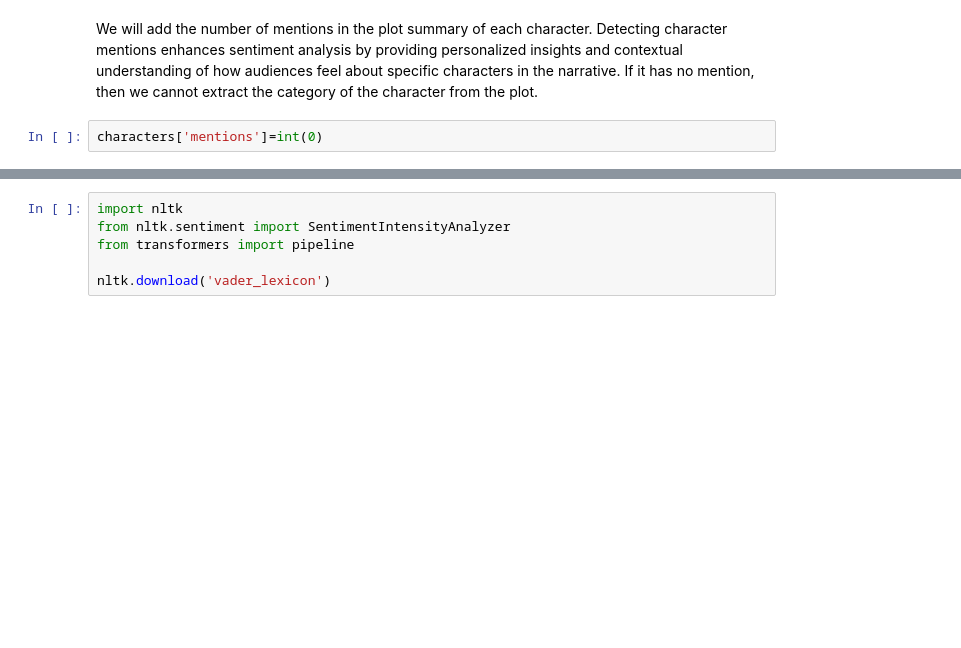
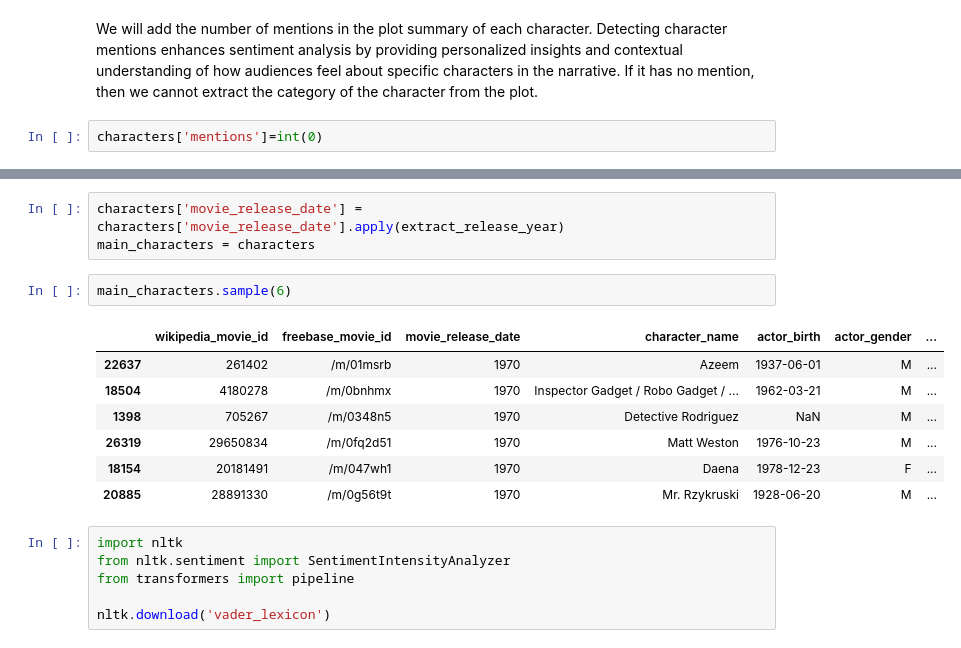
Before and after one commit to arthurEpfl/CMU_MovieCorpus_Data_Analysis, a Jupyter notebook: src/EDA/eda_malak.ipynb, the cells around one changed output, grey strips where cells are left out. Drawn from its saved outputs; the diff is of its cells as text; blank space fills up the shorter version.

```diff
--- a/src/EDA/eda_malak.ipynb
+++ b/src/EDA/eda_malak.ipynb
@@ -487,3 +754,16 @@ KeyboardInterrupt:
+# %%
+characters['movie_release_date'] = characters['movie_release_date'].apply(extract_release_year)
+main_characters = characters
+# %%
+main_characters.sample(6)
+# %% [output]
+|  | wikipedia_movie_id | freebase_movie_id | movie_release_date | character_name | actor_birth | actor_gender | ... |
+| 22637 | 261402 | /m/01msrb | 1970 | Azeem | 1937-06-01 | M | ... |
+| 18504 | 4180278 | /m/0bnhmx | 1970 | Inspector Gadget / Robo Gadget / ... | 1962-03-21 | M | ... |
+| 1398 | 705267 | /m/0348n5 | 1970 | Detective Rodriguez | NaN | M | ... |
+| 26319 | 29650834 | /m/0fq2d51 | 1970 | Matt Weston | 1976-10-23 | M | ... |
+| 18154 | 20181491 | /m/047wh1 | 1970 | Daena | 1978-12-23 | F | ... |
+| 20885 | 28891330 | /m/0g56t9t | 1970 | Mr. Rzykruski | 1928-06-20 | M | ... |
 # %%
 import nltk
 from nltk.sentiment import SentimentIntensityAnalyzer
```
Also changed, not shown: parts of 51 cells of this notebook, 1 other file.
